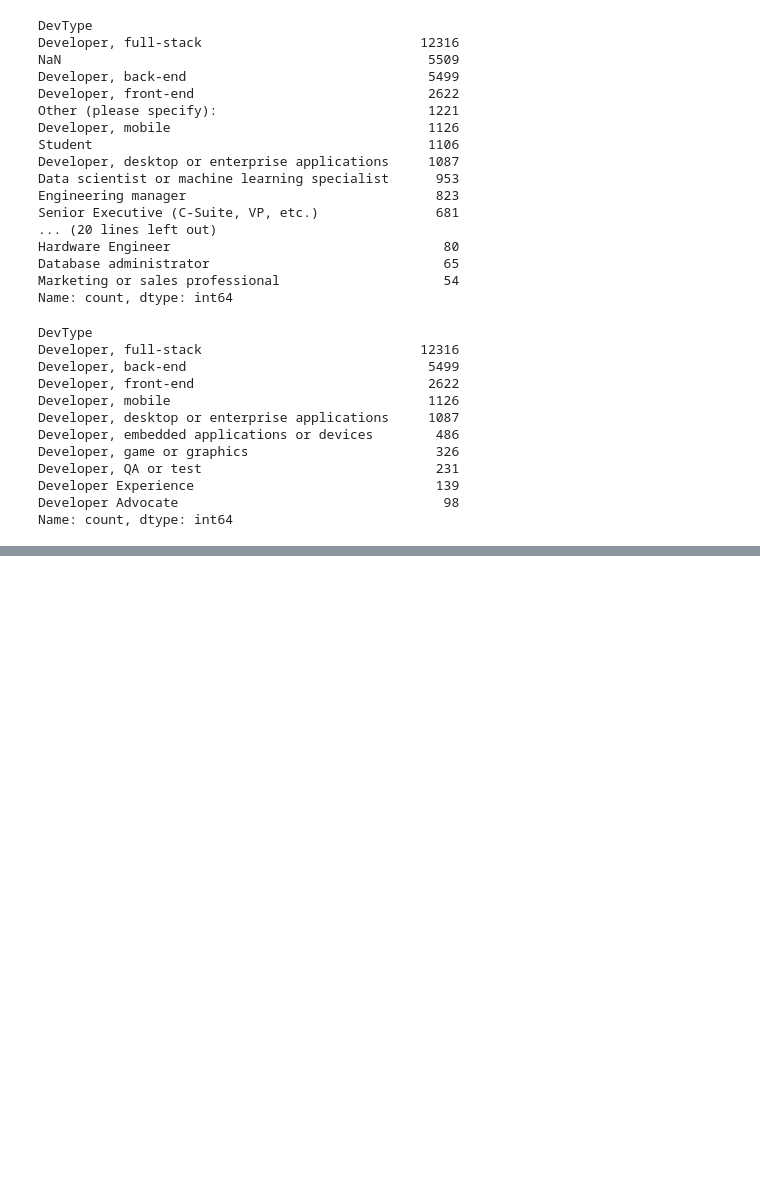
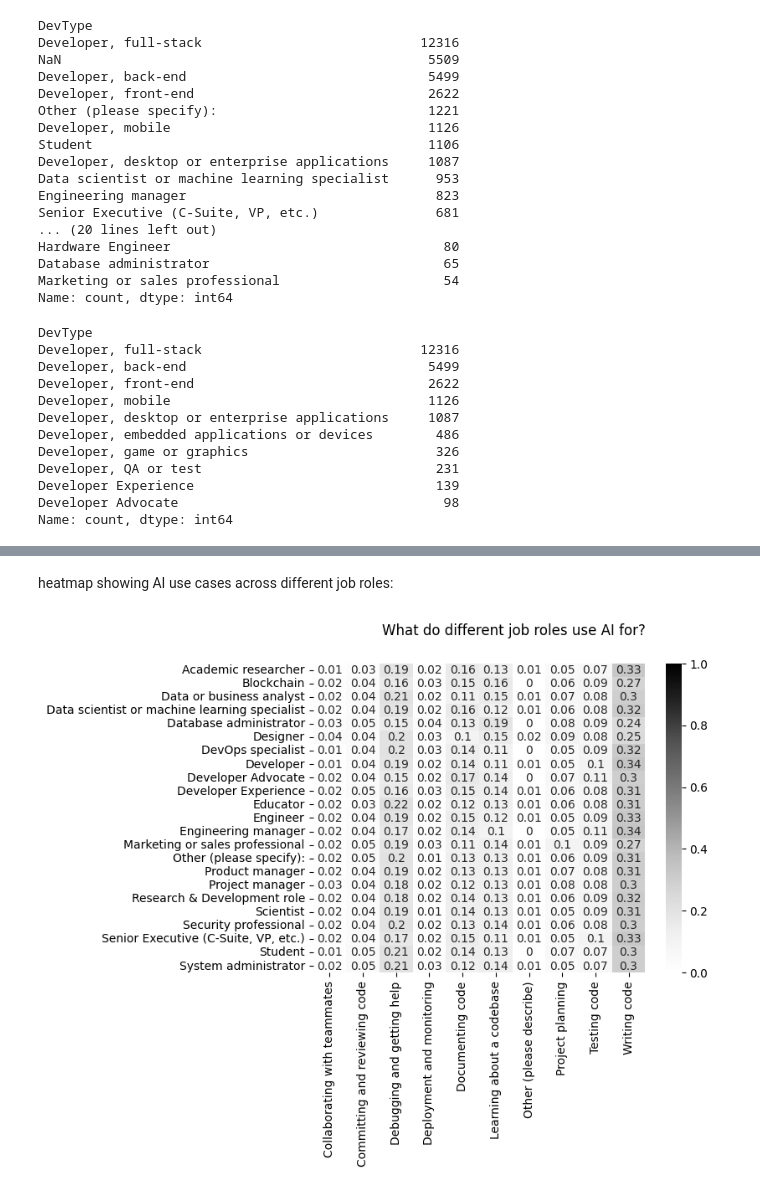
Before and after one commit to jeremysb1/data_analysis_projects, a Jupyter notebook: categorical_data.ipynb, the cells around one changed output, grey strips where cells are left out. Drawn from its saved outputs; the diff is of its cells as text; code cells hidden in the pictures; blank space fills up the shorter version.

Commit message:
added new heatmap

```diff
--- a/categorical_data.ipynb
+++ b/categorical_data.ipynb
@@ -598,0 +616,8 @@ for col in dev_devtypes:
+# %%
+for col in ['Engineer, data', 'Cloud infrastructure engineer',
+            'Engineer, site reliability', 'Hardware Engineer']:
+    devtype_map[col] = "Engineer"
+
+survey_ai_users["job_category"] = survey_ai_users["DevType"].replace(devtype_map)
+
+survey_ai_users["job_category"].value_counts(dropna=False)
@@ -598,0 +642,39 @@ for col in dev_devtypes:
+# %% [markdown]
+heatmap showing AI use cases across different job roles:
+# %%
+tool_job_dfs = []
+
+for col in ai_tool_indicators.columns:
+    option_df = (
+        survey_ai_users[survey_ai_users[col] == 1]
+        .dropna(subset="job_category")
+        .groupby("job_category")
+        .size()
+        .reset_index(name="count")
+        .assign(option=col)
+    )
+    tool_job_dfs.append(option_df)
+
+options_vs_jobs = pd.concat(tool_job_dfs, axis=0, ignore_index=True)
+
+job_crosstab = (
+    pd.crosstab(index=options_vs_jobs["option"],
+                columns=options_vs_jobs["job_category"],
+                values=options_vs_jobs["count"],
+                aggfunc="sum",
+                normalize="columns")
+    .transpose()
+)
+
+fig, axis = create_heatmap(
+    job_crosstab.round(2),
+    square=False
+)
+
+fig.suptitle("What do different job roles use AI for?")
+
+axis.set(xlabel=None, ylabel=None)
+
+plt.show()
+# %% [output]
+[figure, added]
```
Also changed, not shown: parts of 2 cells of this notebook.
